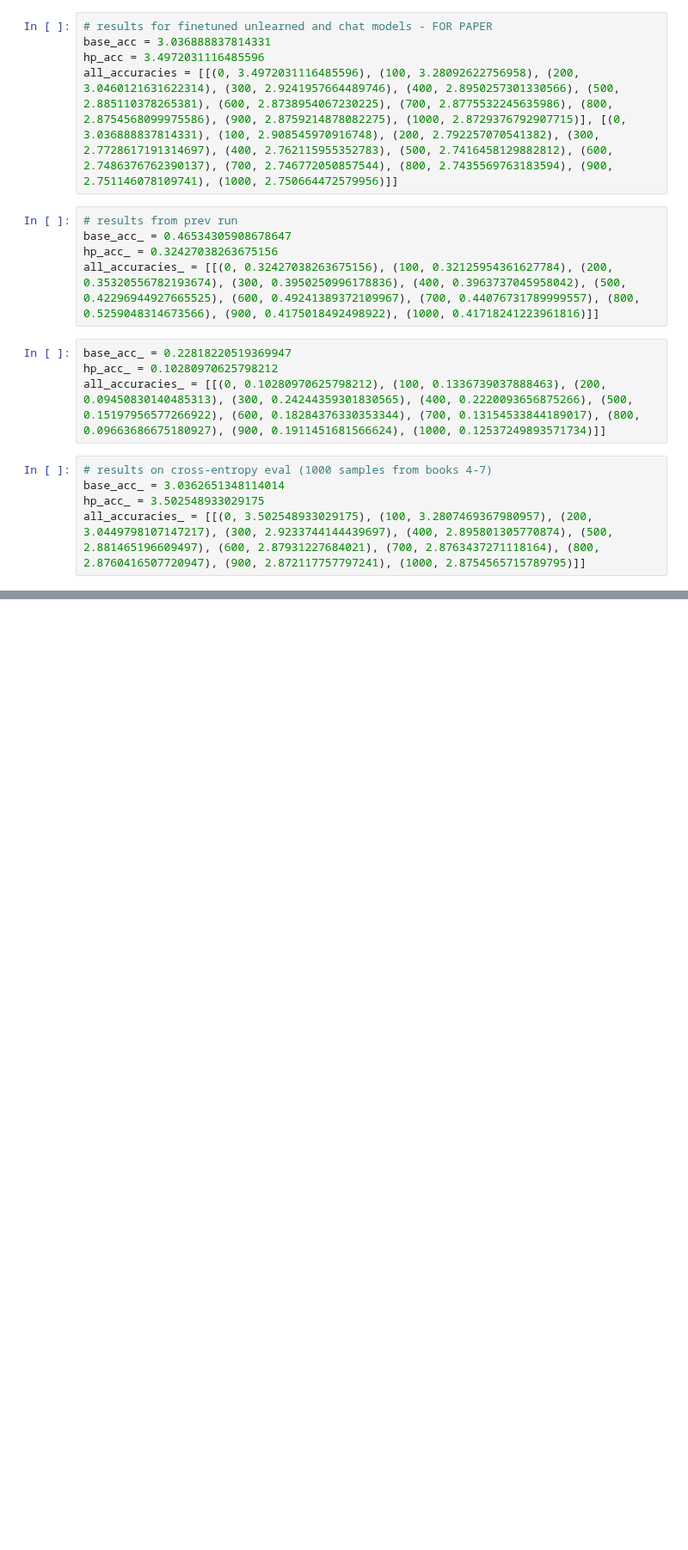
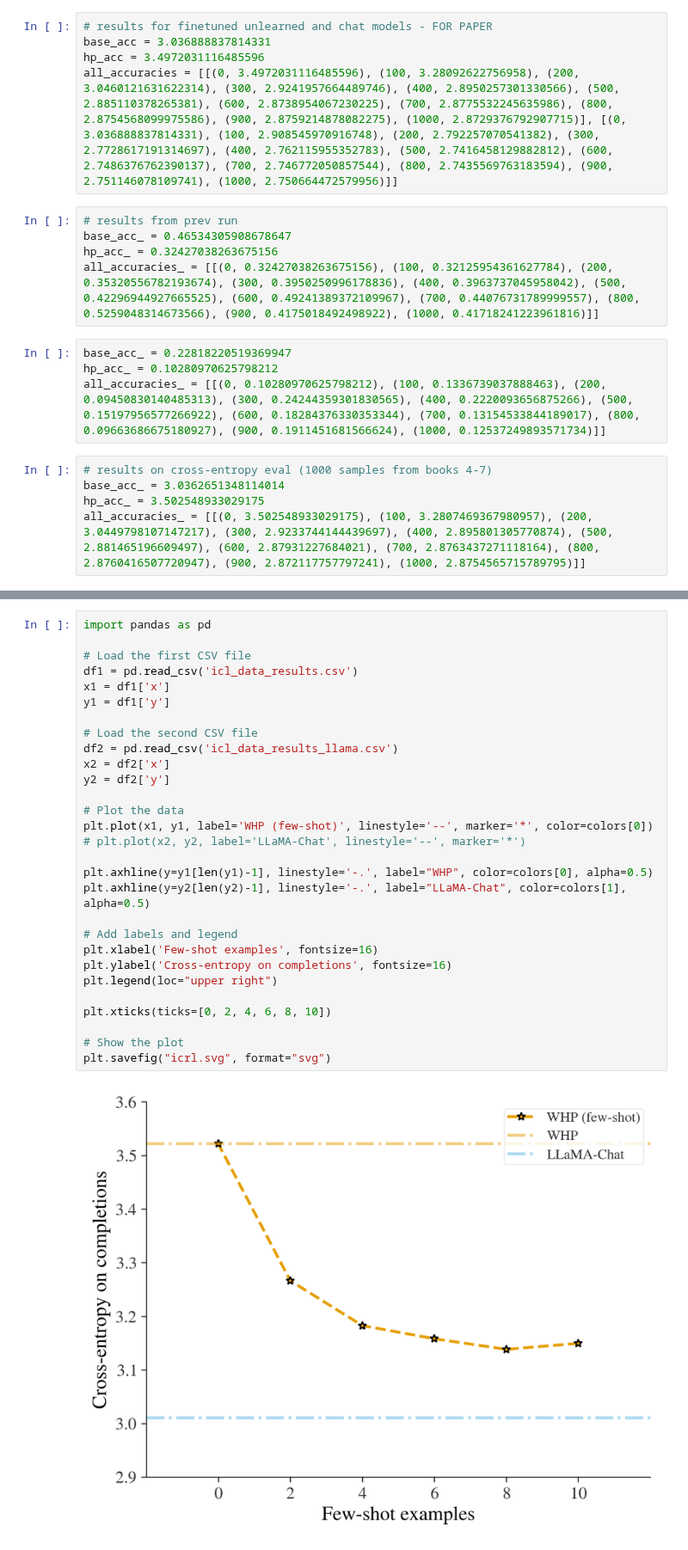
Before and after one commit to magikarp01/hp-unlrn, a Jupyter notebook: relearning_plots.ipynb, the cells around one changed output, grey strips where cells are left out. Shown at 86% size. Drawn from its saved outputs; the diff is of its cells as text; blank space fills up the shorter version.

Commit message:
paper results

```diff
--- a/relearning_plots.ipynb
+++ b/relearning_plots.ipynb
@@ -243,0 +254,31 @@ hp_model = AutoModelForCausalLM.from_pretrained(
+# %%
+import pandas as pd
+
+# Load the first CSV file
+df1 = pd.read_csv('icl_data_results.csv')
+x1 = df1['x']
+y1 = df1['y']
+
+# Load the second CSV file
+df2 = pd.read_csv('icl_data_results_llama.csv')
+x2 = df2['x']
+y2 = df2['y']
+
+# Plot the data
+plt.plot(x1, y1, label='WHP (few-shot)', linestyle='--', marker='*', color=colors[0])
+# plt.plot(x2, y2, label='LLaMA-Chat', linestyle='--', marker='*')
+
+plt.axhline(y=y1[len(y1)-1], linestyle='-.', label="WHP", color=colors[0], alpha=0.5)
+plt.axhline(y=y2[len(y2)-1], linestyle='-.', label="LLaMA-Chat", color=colors[1], alpha=0.5)
+
+# Add labels and legend
+plt.xlabel('Few-shot examples', fontsize=16)
+plt.ylabel('Cross-entropy on completions', fontsize=16)
+plt.legend(loc="upper right")
+
+plt.xticks(ticks=[0, 2, 4, 6, 8, 10])
+
+# Show the plot
+plt.savefig("icrl.svg", format="svg")
+# %% [output]
+[figure, added]
```
Also changed, not shown: parts of 8 cells of this notebook, 6 other files.
